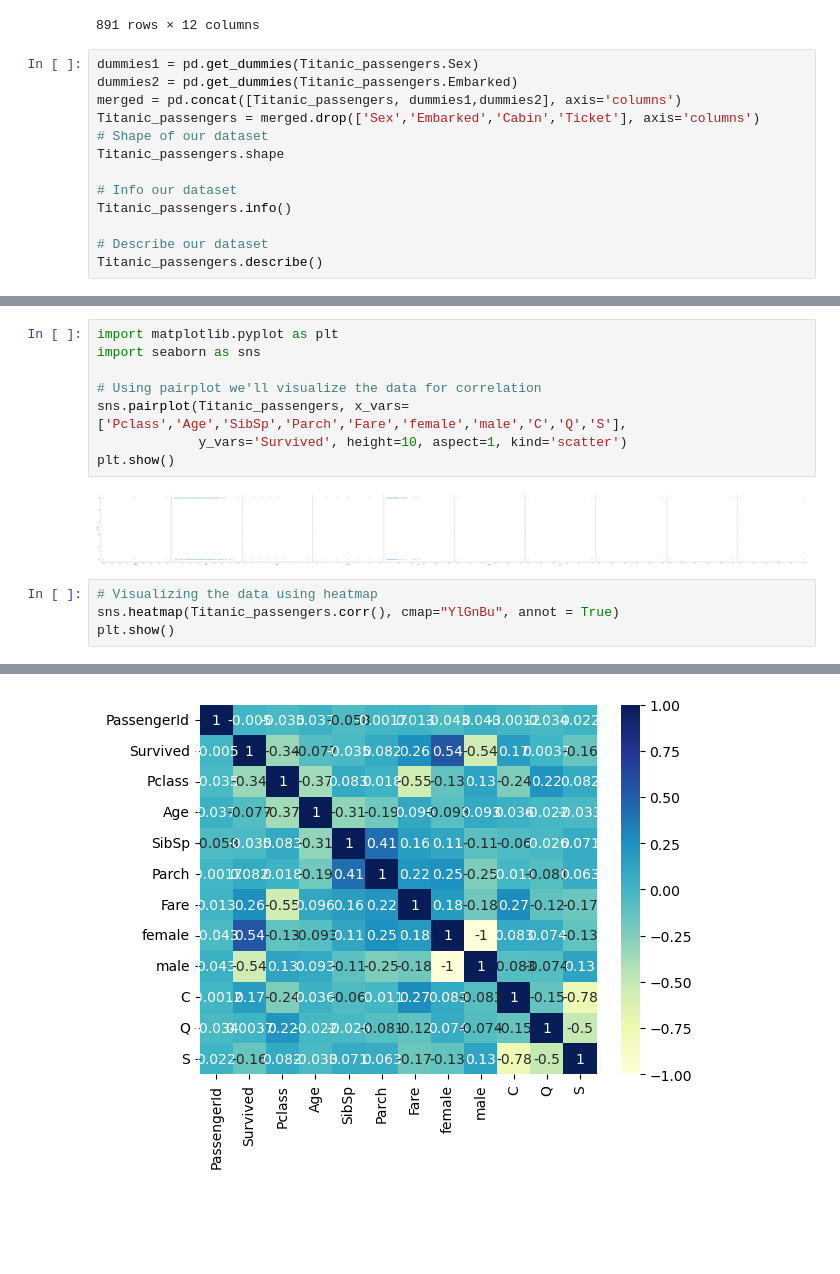
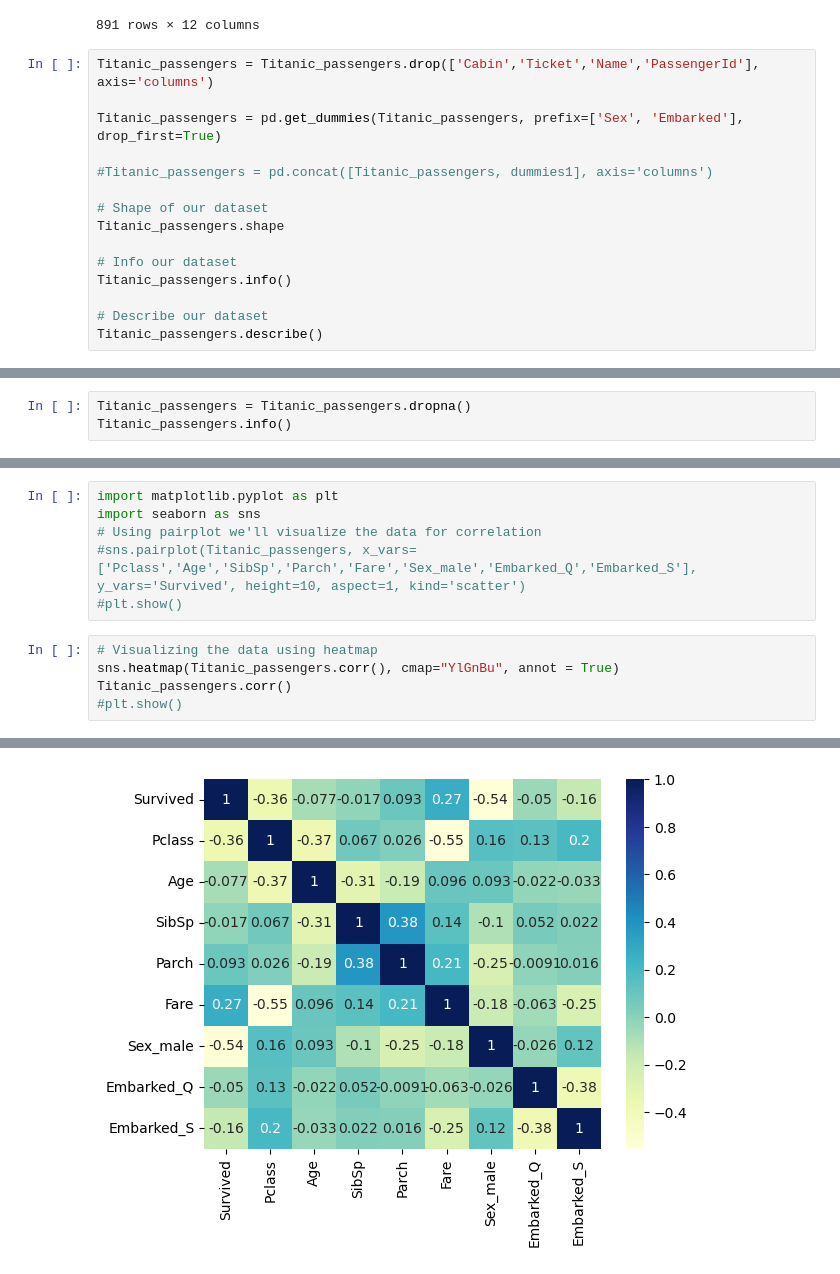
Before and after one commit to ravi08686/PythonProject, a Jupyter notebook: Linear_Regression/Titanic_survivers.ipynb, the cells around one changed output, grey strips where cells are left out. Cells and saved outputs as stored; diff of their text form; blank space fills up the shorter version.

```diff
--- a/Linear_Regression/Titanic_survivers.ipynb
+++ b/Linear_Regression/Titanic_survivers.ipynb
@@ -21,10 +21,12 @@ Titanic_passengers
 | 890 | 891 | 0 | 3 | Dooley, Mr. Patrick | male | 32.0 | 0 | 0 | 370376 | 7.7500 | ... |
 891 rows × 12 columns
 # %%
-dummies1 = pd.get_dummies(Titanic_passengers.Sex)
-dummies2 = pd.get_dummies(Titanic_passengers.Embarked)
-merged = pd.concat([Titanic_passengers, dummies1,dummies2], axis='columns')
-Titanic_passengers = merged.drop(['Sex','Embarked','Cabin','Ticket'], axis='columns')
+Titanic_passengers = Titanic_passengers.drop(['Cabin','Ticket','Name','PassengerId'], axis='columns')
+
+Titanic_passengers = pd.get_dummies(Titanic_passengers, prefix=['Sex', 'Embarked'], drop_first=True)
+
+#Titanic_passengers = pd.concat([Titanic_passengers, dummies1], axis='columns')
+
 # Shape of our dataset
 Titanic_passengers.shape
 
@@ -65,0 +64,3 @@ memory usage: 60.2+ KB
+# %%
+Titanic_passengers = Titanic_passengers.dropna()
+Titanic_passengers.info()
@@ -66,15 +84,12 @@ memory usage: 60.2+ KB
 # %%
 import matplotlib.pyplot as plt
 import seaborn as sns
-
 # Using pairplot we'll visualize the data for correlation
-sns.pairplot(Titanic_passengers, x_vars=['Pclass','Age','SibSp','Parch','Fare','female','male','C','Q','S'],
-             y_vars='Survived', height=10, aspect=1, kind='scatter')
-plt.show()
+#sns.pairplot(Titanic_passengers, x_vars=['Pclass','Age','SibSp','Parch','Fare','Sex_male','Embarked_Q','Embarked_S'], y_vars='Survived', height=10, aspect=1, kind='scatter')
+#plt.show()
-# %% [output]
-[figure, removed]
 # %%
 # Visualizing the data using heatmap
 sns.heatmap(Titanic_passengers.corr(), cmap="YlGnBu", annot = True)
-plt.show()
+Titanic_passengers.corr()
+#plt.show()
 # %% [output]
@@ -81,3 +106,3 @@ plt.show()
-[figure, old version]
+[figure, new version]
 # %%
 #PERFORMING Y= C+mX
```
Also changed, not shown: parts of 7 cells of this notebook, 5 other files.
